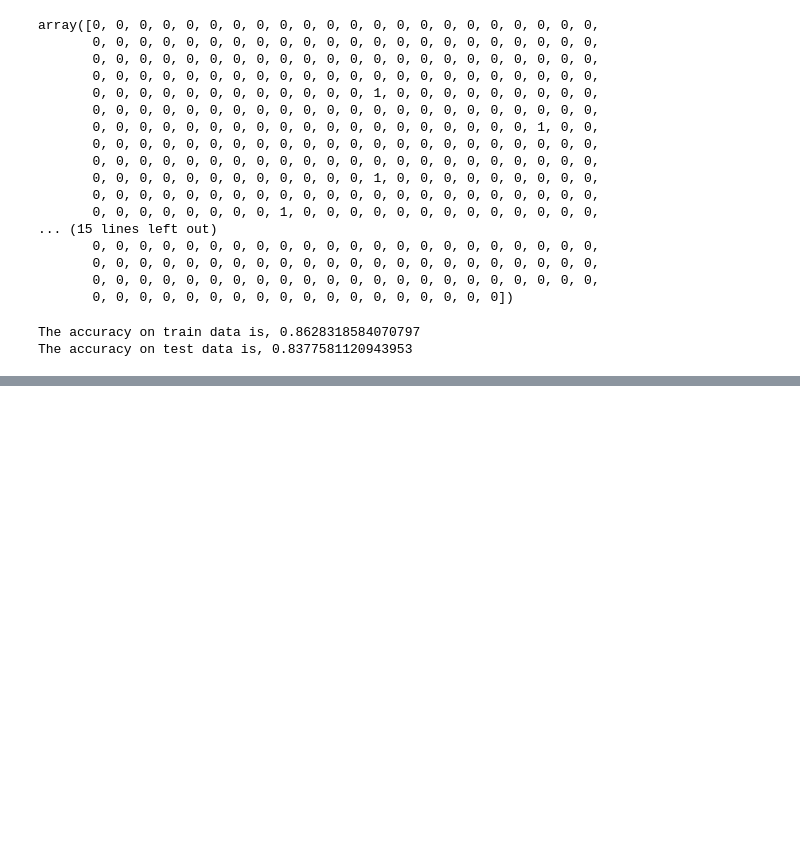
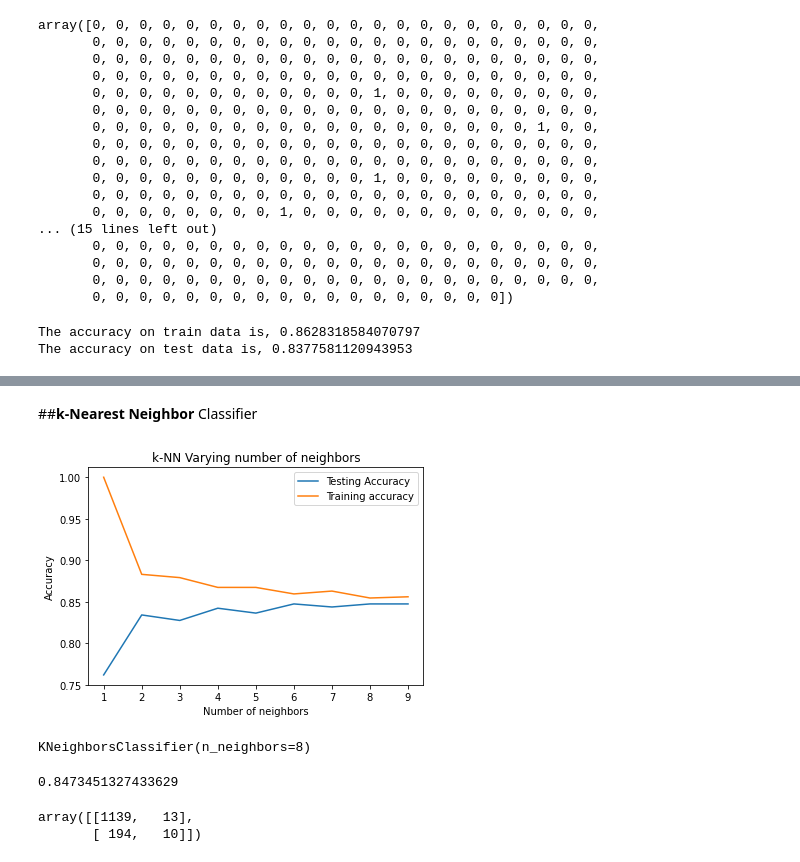
Before and after one commit to Shambhurajdesai/Capstone-3---Cardio-Vascular-Risk--Classification, a Jupyter notebook: Cardio_Vascular_Risk_Capstone_3.ipynb, the cells around one changed output, grey strips where cells are left out. Drawn from its saved outputs; the diff is of its cells as text; code cells hidden in the pictures; blank space fills up the shorter version.

```diff
--- a/Cardio_Vascular_Risk_Capstone_3.ipynb
+++ b/Cardio_Vascular_Risk_Capstone_3.ipynb
@@ -854,0 +893,34 @@ The accuracy on test data is, 0.8377581120943953
+# %% [markdown]
+##**k-Nearest Neighbor** Classifier
+# %%
+#pre-processing of the data with 40% of testing data for k-NN
+X_train,X_test,y_train,y_test = train_test_split(X,y,test_size=0.4,random_state=22,stratify=y)
+# %%
+#here we set ups arrays to store training and testing accuracies
+neighbors = np.arange(1,10)
+train_accuracy=np.empty(len(neighbors))
+test_accuracy = np.empty(len(neighbors))
+# %%
+# Setup a knn classifier with k neighbors
+for i,k in enumerate(neighbors):
+
+    knn = KNeighborsClassifier(n_neighbors=k)
+    #fitting the k-NN model
+    knn.fit(X_train,y_train)
+
+    #computing the training accuracy
+    train_accuracy[i] = knn.score(X_train,y_train)
+
+    #computing the testing accuracy
+    test_accuracy[i] = knn.score(X_test,y_test)
+# %%
+#creating the plot for k-NN
+plt.title('k-NN Varying number of neighbors')
+plt.plot(neighbors, test_accuracy, label='Testing Accuracy')
+plt.plot(neighbors, train_accuracy, label='Training accuracy')
+plt.legend()
+plt.xlabel('Number of neighbors')
+plt.ylabel('Accuracy')
+plt.show()
+# %% [output]
+[figure, added]
@@ -854,0 +930,10 @@ The accuracy on test data is, 0.8377581120943953
+# %%
+#fitting the model with training dataset
+knn.fit(X_train,y_train)
+# %% [output]
+KNeighborsClassifier(n_neighbors=8)
+# %%
+#checking k-NN score for the testing data
+knn.score(X_test,y_test)
+# %% [output]
+0.8473451327433629
@@ -854,0 +944,6 @@ The accuracy on test data is, 0.8377581120943953
+# %%
+#confusion matrix for testing data set
+confusion_matrix(y_test,y_pred_test_knn)
+# %% [output]
+array([[1139,   13],
+       [ 194,   10]])
```
Also changed, not shown: parts of 30 cells of this notebook.
